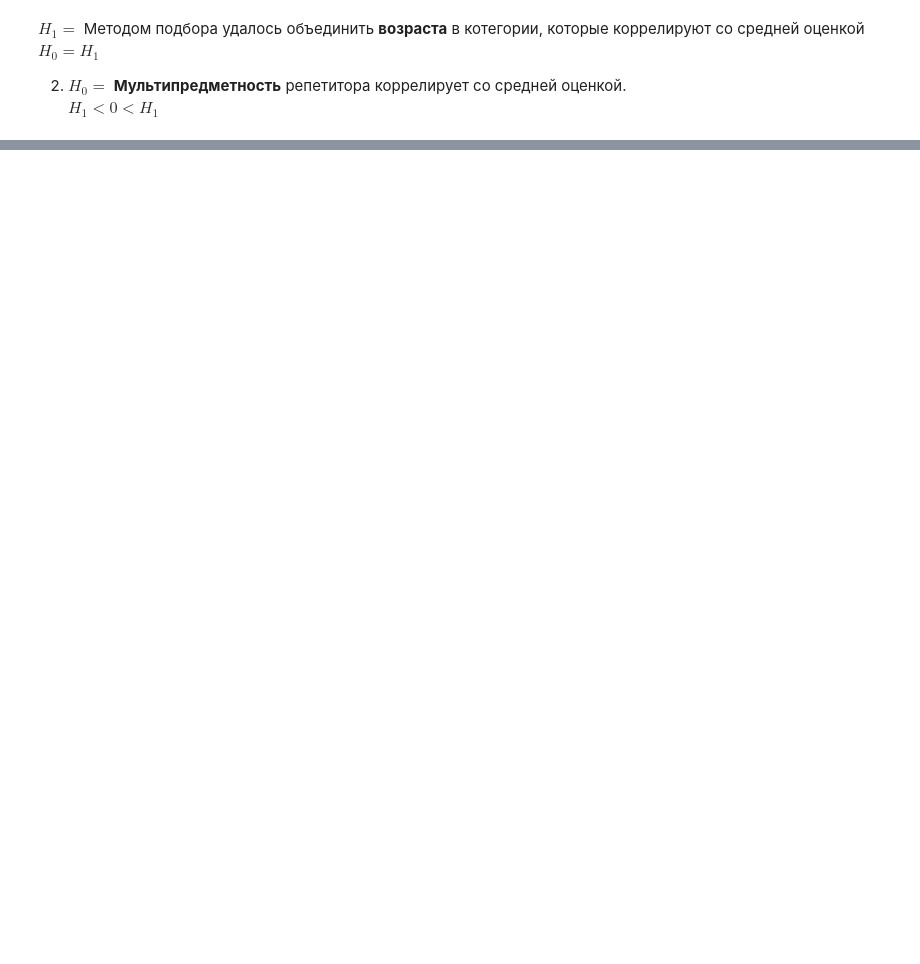
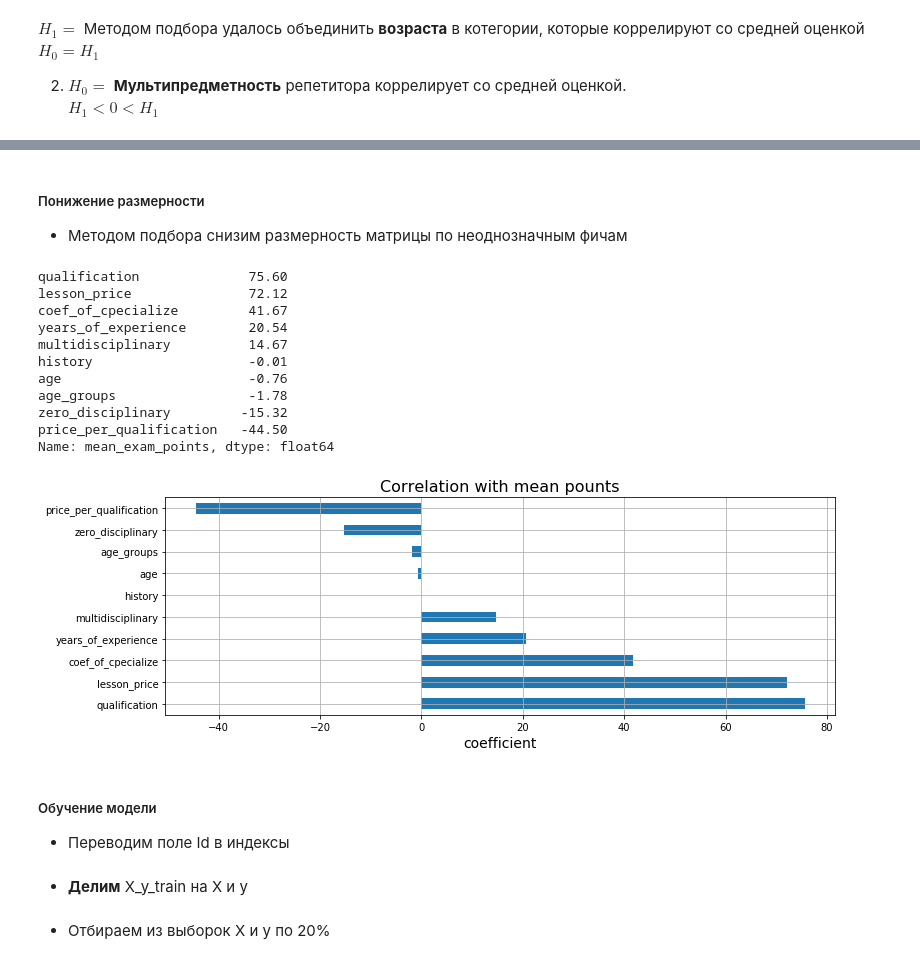
Before and after one commit to Yegor9151/Data_analysis_algorithms, a Jupyter notebook: Course project/Tutors - expected math exam results.ipynb, the cells around one changed output, grey strips where cells are left out. Cells and saved outputs as stored; diff of their text form; code cells hidden in the pictures; blank space fills up the shorter version.

```diff
--- a/Course project/Tutors - expected math exam results.ipynb
+++ b/Course project/Tutors - expected math exam results.ipynb
@@ -375 +499,25 @@ $H_1 = $ __мультипредметность__ репетитора корр
 $H_0 = H_1$
+# %% [markdown]
+##### Понижение размерности
+
+- Методом подбора снизим размерность матрицы по неоднозначным фичам
+# %%
+X_y_train = preprocessing.dimensionality(X_y_train)
+
+correlation()
+# %% [output]
+qualification              75.60
+lesson_price               72.12
+coef_of_cpecialize         41.67
+years_of_experience        20.54
+multidisciplinary          14.67
+history                    -0.01
+age                        -0.76
+age_groups                 -1.78
+zero_disciplinary         -15.32
+price_per_qualification   -44.50
+Name: mean_exam_points, dtype: float64
+[figure, added]
+# %% [markdown]
+##### Обучение модели
+- Переводим поле Id в индексы
@@ -375,0 +527,2 @@ $H_0 = H_1$
+# %% [markdown]
+- __Делим__ X_y_train на X и y
@@ -375,0 +532,2 @@ $H_0 = H_1$
+# %% [markdown]
+- Отбираем из выборок X и y по 20%
```
Also changed, not shown: parts of 59 cells of this notebook, 1 other file.
